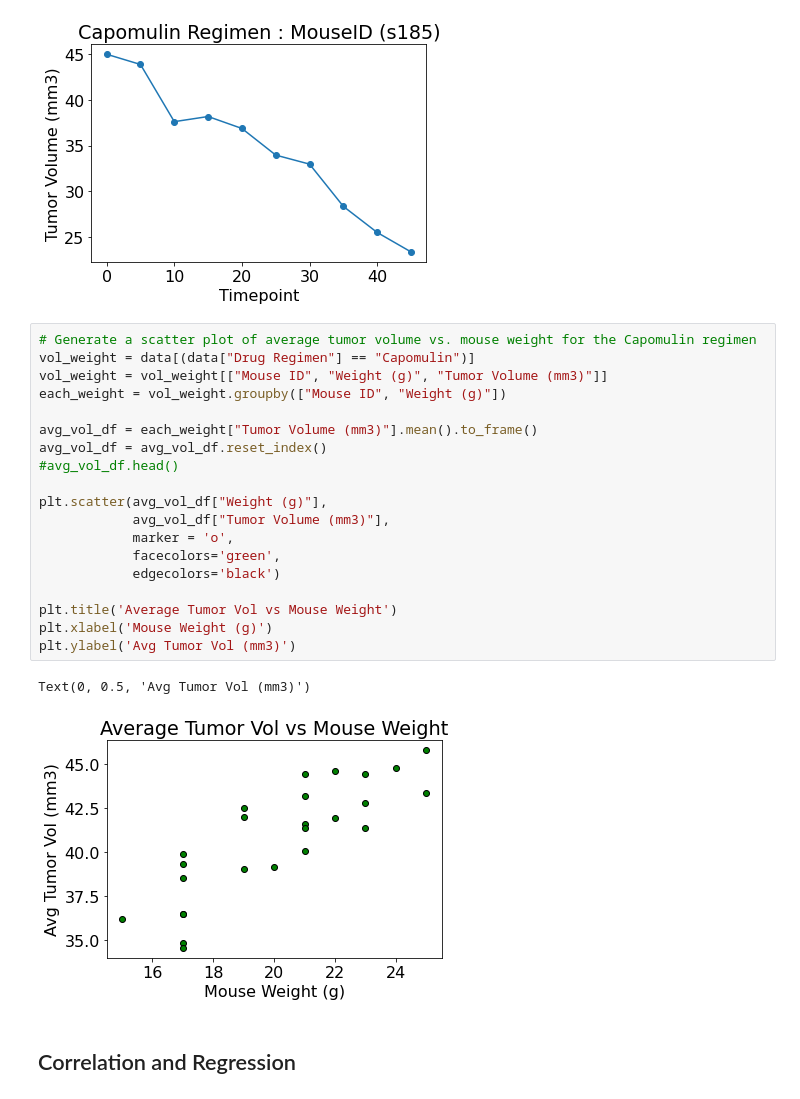
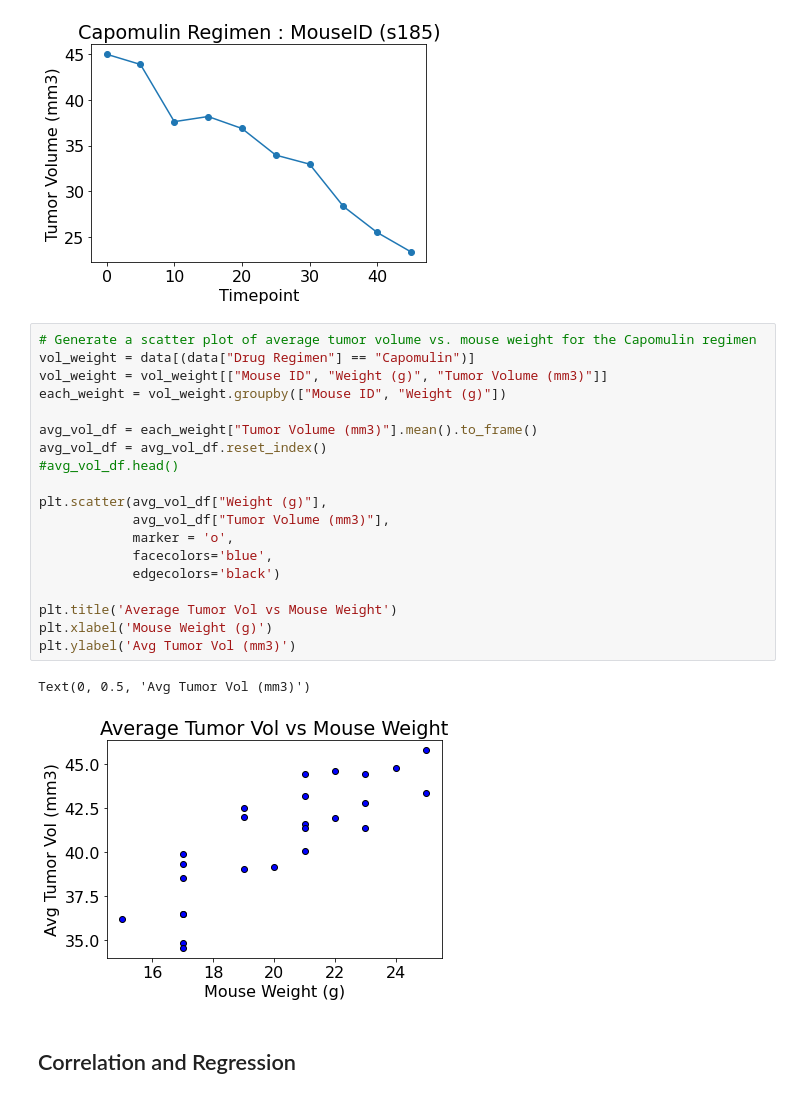
Before and after one commit to ZKeller22/UCI-Homework-Keller, a Jupyter notebook: matplotlib-challenge/Pymaceuticals/pymaceuticals_starter.ipynb, the cells around one changed output. Cells and saved outputs as stored; diff of their text form.

```diff
--- a/matplotlib-challenge/Pymaceuticals/pymaceuticals_starter.ipynb
+++ b/matplotlib-challenge/Pymaceuticals/pymaceuticals_starter.ipynb
@@ -324,25 +326,25 @@ Text(0.5, 0, 'Timepoint')
 # %%
 # Generate a scatter plot of average tumor volume vs. mouse weight for the Capomulin regimen
 vol_weight = data[(data["Drug Regimen"] == "Capomulin")]
 vol_weight = vol_weight[["Mouse ID", "Weight (g)", "Tumor Volume (mm3)"]]
 each_weight = vol_weight.groupby(["Mouse ID", "Weight (g)"])
 
 avg_vol_df = each_weight["Tumor Volume (mm3)"].mean().to_frame()
 avg_vol_df = avg_vol_df.reset_index()
 #avg_vol_df.head()
 
 plt.scatter(avg_vol_df["Weight (g)"],
             avg_vol_df["Tumor Volume (mm3)"],
             marker = 'o',
-            facecolors='green',
+            facecolors='blue',
             edgecolors='black')
 
 plt.title('Average Tumor Vol vs Mouse Weight')
 plt.xlabel('Mouse Weight (g)')
 plt.ylabel('Avg Tumor Vol (mm3)')
 # %% [output]
 Text(0, 0.5, 'Avg Tumor Vol (mm3)')
-[figure, old version]
+[figure, new version]
 # %% [markdown]
 ## Correlation and Regression
 # %%
```
Also changed, not shown: parts of 2 cells of this notebook.
